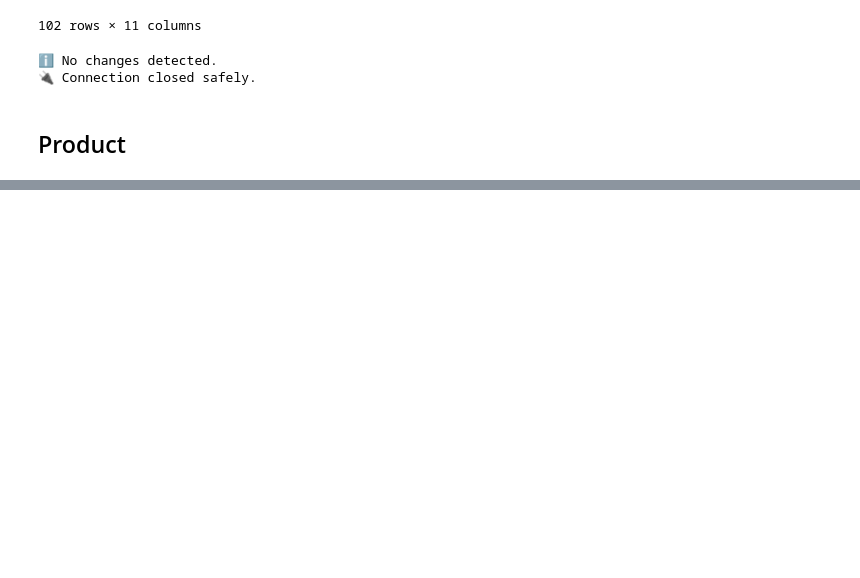
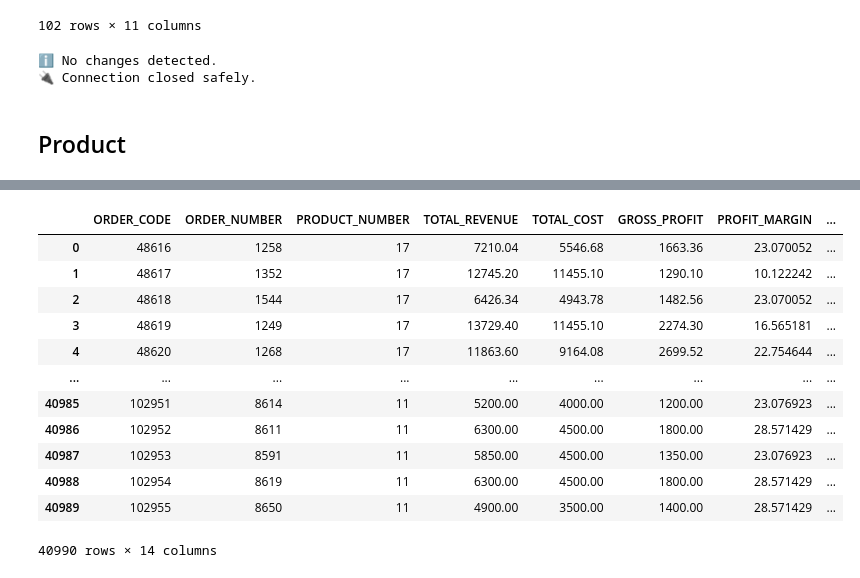
Before and after one commit to SebEmmen/GreatOutdoors, a Jupyter notebook: Warehouse.ipynb, the cells around one changed output, grey strips where cells are left out. Cells and saved outputs as stored; diff of their text form; code cells hidden in the pictures; blank space fills up the shorter version.

```diff
--- a/Warehouse.ipynb
+++ b/Warehouse.ipynb
@@ -1011,0 +1149,72 @@ df_product
+# %%
+df_order_method = pd.read_sql_query("SELECT * FROM Order_Method", sdm_conn)
+df_order_header = pd.read_sql_query("SELECT * FROM Order_Header", sdm_conn)
+df_order_details = pd.read_sql_query("SELECT * FROM Order_Details", sdm_conn)
+
+df_order_header_final = pd.merge(
+    df_order_header,
+    df_order_method,
+    on='ORDER_METHOD_CODE',
+    how='left'
+)
+
+# 2. Merge only with those specific columns
+df_order_final = pd.merge(
+    df_order_details,
+    df_order_header_final,
+    on='ORDER_NUMBER',
+    how='left'
+)
+# 1.3 making a turnover column
+# Ensure numeric types first
+df_order_final['QUANTITY'] = pd.to_numeric(df_order_final['QUANTITY'], errors='coerce')
+df_order_final['UNIT_SALE_PRICE'] = pd.to_numeric(df_order_final['UNIT_SALE_PRICE'], errors='coerce')
+df_order_final['UNIT_COST'] = pd.to_numeric(df_order_final['UNIT_COST'], errors='coerce')
+
+# Calculations (Fixed 'UNT_COST' to 'UNIT_COST')
+df_order_final['TOTAL_REVENUE'] = df_order_final['QUANTITY'] * df_order_final['UNIT_SALE_PRICE']
+df_order_final['TOTAL_COST'] = df_order_final['QUANTITY'] * df_order_final['UNIT_COST']
+df_order_final['GROSS_PROFIT'] = df_order_final['TOTAL_REVENUE'] - df_order_final['TOTAL_COST']
+df_order_final['PROFIT_MARGIN'] = (df_order_final['GROSS_PROFIT'] / df_order_final['TOTAL_REVENUE'])*100
+
+
+# 1.2 Fix the column names
+# Both tables likely have a 'naam' column, so Pandas makes them 'naam_x' and 'naam_y'
+df_order_final = df_order_final.rename(columns={
+    'RETAILER_SITE_CODE': 'SITE_CODE',
+    'ORDER_DETAIL_CODE': 'ORDER_CODE',
+    'SALES_STAFF_CODE': 'STAFF_CODE',
+    'SALES_BRANCH_CODE': 'SALES_CODE'
+})
+
+df_order_final = df_order_final[[
+    'ORDER_CODE',
+    'ORDER_NUMBER',
+    'PRODUCT_NUMBER',
+    'TOTAL_REVENUE',
+    'TOTAL_COST',
+    'GROSS_PROFIT',
+    'PROFIT_MARGIN',
+    'RETAILER_NAME',
+    'SITE_CODE',
+    'RETAILER_CONTACT_CODE',
+    'STAFF_CODE',
+    'SALES_CODE',
+    'ORDER_DATE',
+    'ORDER_METHOD_EN'
+]]
+df_order_final
+# %% [output]
+|  | ORDER_CODE | ORDER_NUMBER | PRODUCT_NUMBER | TOTAL_REVENUE | TOTAL_COST | GROSS_PROFIT | PROFIT_MARGIN | ... |
+| 0 | 48616 | 1258 | 17 | 7210.04 | 5546.68 | 1663.36 | 23.070052 | ... |
+| 1 | 48617 | 1352 | 17 | 12745.20 | 11455.10 | 1290.10 | 10.122242 | ... |
+| 2 | 48618 | 1544 | 17 | 6426.34 | 4943.78 | 1482.56 | 23.070052 | ... |
+| 3 | 48619 | 1249 | 17 | 13729.40 | 11455.10 | 2274.30 | 16.565181 | ... |
+| 4 | 48620 | 1268 | 17 | 11863.60 | 9164.08 | 2699.52 | 22.754644 | ... |
+| ... | ... | ... | ... | ... | ... | ... | ... | ... |
+| 40985 | 102951 | 8614 | 11 | 5200.00 | 4000.00 | 1200.00 | 23.076923 | ... |
+| 40986 | 102952 | 8611 | 11 | 6300.00 | 4500.00 | 1800.00 | 28.571429 | ... |
+| 40987 | 102953 | 8591 | 11 | 5850.00 | 4500.00 | 1350.00 | 23.076923 | ... |
+| 40988 | 102954 | 8619 | 11 | 6300.00 | 4500.00 | 1800.00 | 28.571429 | ... |
+| 40989 | 102955 | 8650 | 11 | 4900.00 | 3500.00 | 1400.00 | 28.571429 | ... |
+40990 rows × 14 columns
```
Also changed, not shown: parts of 20 cells of this notebook, 2 other files.
